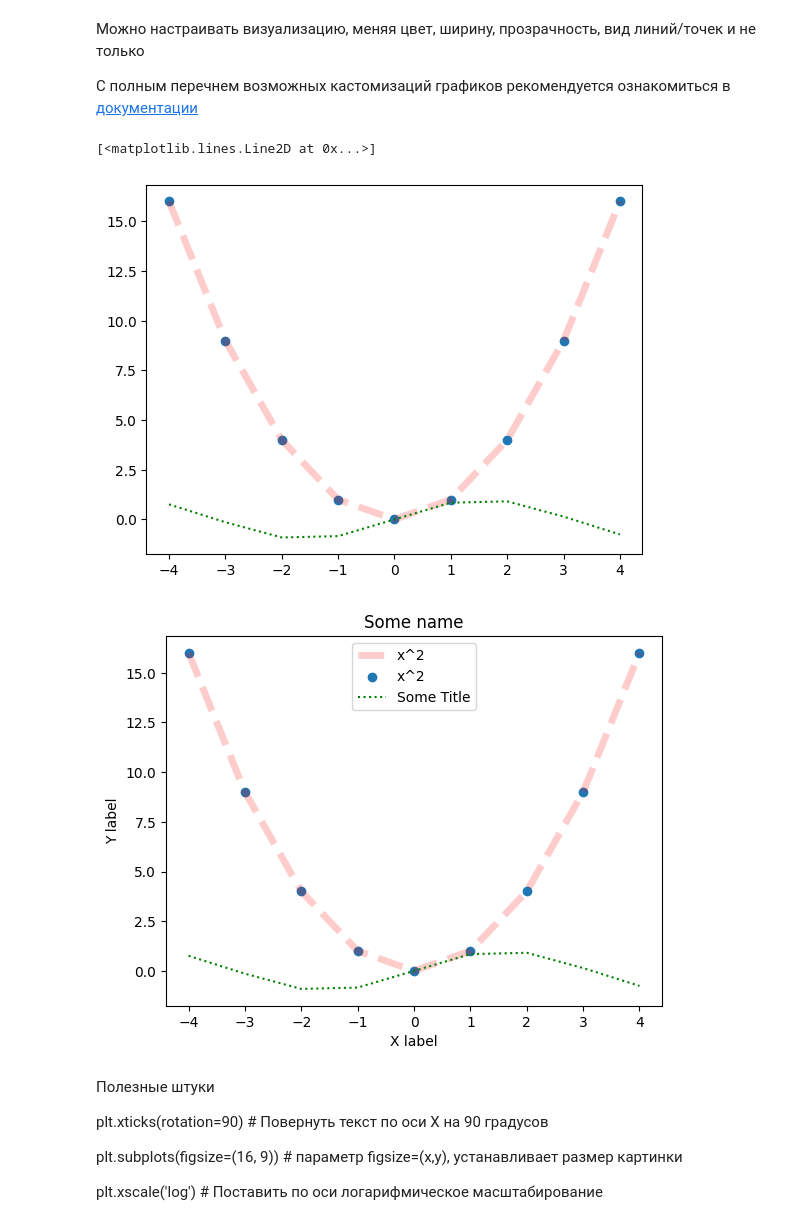
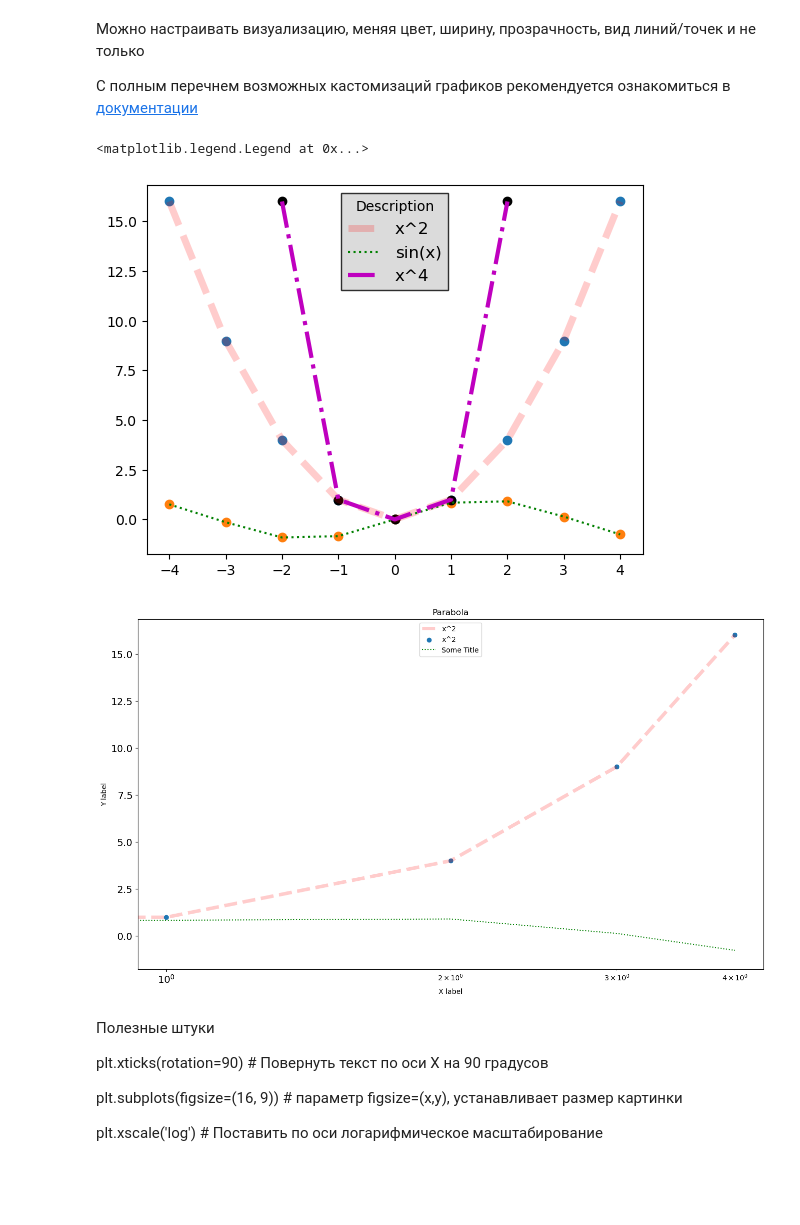
Before and after one commit to Kabanya/ml_and_risk_management, a Jupyter notebook: Lesson_01_Intro_Linear_Regression.ipynb, the cells around one changed output. Drawn from its saved outputs; the diff is of its cells as text; code cells hidden in the pictures; blank space fills up the shorter version.

```diff
--- a/Lesson_01_Intro_Linear_Regression.ipynb
+++ b/Lesson_01_Intro_Linear_Regression.ipynb
@@ -91,27 +107,37 @@ plt.plot(xs, sin_ys) # оранжевая линяя
 
 С полным перечнем возможных кастомизаций графиков рекомендуется ознакомиться в [документации](https://matplotlib.org/stable/tutorials/introductory/usage.html)
 # %%
-plt.plot(xs, ys, color='red', alpha=0.2, linewidth=5, linestyle='--')
+plt.plot(xs, ys, color='red', alpha=0.2, linewidth=5, linestyle='--', label='x^2')
 plt.scatter(xs, ys)
 
-plt.plot(xs, sin_ys, color='green', linestyle=':')
+plt.plot(xs, sin_ys, color='green', linestyle=':', label = 'sin(x)')
+plt.scatter(xs, sin_ys)
+
+plt.plot(xs2, ys2, color='m', linewidth=3, linestyle='-.', label = 'x^4')
+plt.scatter(xs2, ys2, color="k")
+
+plt.legend(loc=9, fontsize='large', title='Description', frameon=True, facecolor='lightgrey', edgecolor='black', fancybox=False)#loc:0-8
 # %% [output]
-[<matplotlib.lines.Line2D at 0x...>]
+<matplotlib.legend.Legend at 0x...>
-[figure, old version]
+[figure, new version]
 # %%
 # Добавление названия и легенды на график
-
+plt.subplots(figsize=(16, 9)) # параметр figsize=(x,y), устанавливает размер картинки
 plt.plot(xs, ys, color='red', alpha=0.2, linewidth=5, linestyle='--', label='x^2')
 plt.scatter(xs, ys, label='x^2')
+plt.xscale('log') # Поставить по оси логарифмическое масштабирование
 
 plt.plot(xs, sin_ys, color='green', linestyle=':', label='Some Title')
 plt.title("Some name")
+plt.title("Parabola")
 plt.xlabel('X label')
+plt.xticks(fontsize=14) # размер шрифта подписей по x
 plt.ylabel('Y label')
-plt.legend()
+plt.yticks(fontsize=14) # размер шрифта подписей по y
+plt.legend(loc='upper center')
 plt.show()
 # %% [output]
-[figure, old version]
+[figure, new version]
 # %% [markdown]
 Полезные штуки
 
```
Also changed, not shown: parts of 90 cells of this notebook, 2 other files.
